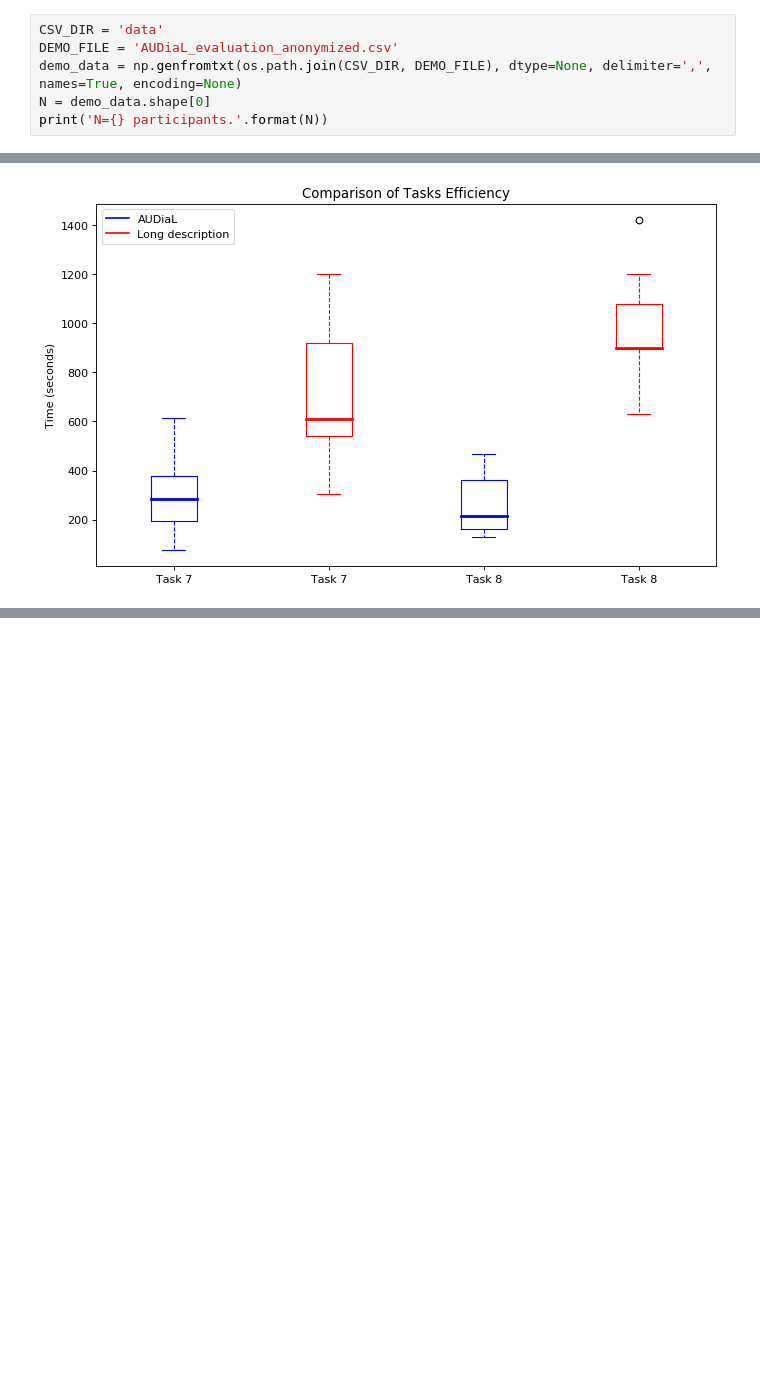
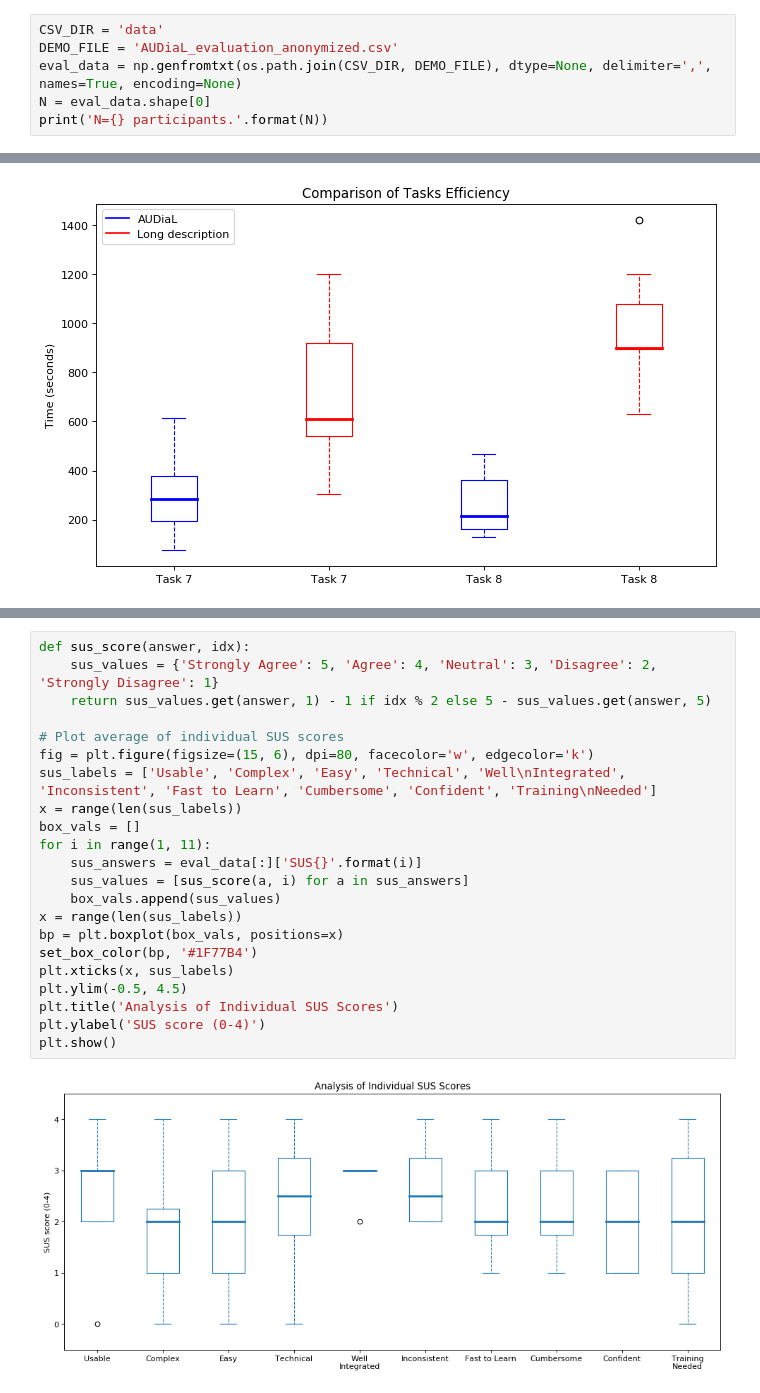
Before and after one commit to tomurillo/AUDiaL, a Jupyter notebook: docs/evaluation/evaluation_report.ipynb, the cells around one changed output, grey strips where cells are left out. Saved outputs shown, nothing was run; the diff lists cells and outputs as text; blank space fills up the shorter version.

```diff
--- a/docs/evaluation/evaluation_report.ipynb
+++ b/docs/evaluation/evaluation_report.ipynb
@@ -54,8 +54,8 @@ In order to answer these questions, AUDiaL was employed in a number of evaluatio
 # %%
 CSV_DIR = 'data'
 DEMO_FILE = 'AUDiaL_evaluation_anonymized.csv'
-demo_data = np.genfromtxt(os.path.join(CSV_DIR, DEMO_FILE), dtype=None, delimiter=',', names=True, encoding=None)
-N = demo_data.shape[0]
+eval_data = np.genfromtxt(os.path.join(CSV_DIR, DEMO_FILE), dtype=None, delimiter=',', names=True, encoding=None)
+N = eval_data.shape[0]
 print('N={} participants.'.format(N))
 # %% [output]
 N=8 participants.
@@ -232,0 +315,24 @@ plt.show()
+# %%
+def sus_score(answer, idx):
+    sus_values = {'Strongly Agree': 5, 'Agree': 4, 'Neutral': 3, 'Disagree': 2, 'Strongly Disagree': 1}
+    return sus_values.get(answer, 1) - 1 if idx % 2 else 5 - sus_values.get(answer, 5)
+
+# Plot average of individual SUS scores
+fig = plt.figure(figsize=(15, 6), dpi=80, facecolor='w', edgecolor='k')
+sus_labels = ['Usable', 'Complex', 'Easy', 'Technical', 'Well\nIntegrated', 'Inconsistent', 'Fast to Learn', 'Cumbersome', 'Confident', 'Training\nNeeded']
+x = range(len(sus_labels))
+box_vals = []
+for i in range(1, 11):
+    sus_answers = eval_data[:]['SUS{}'.format(i)]
+    sus_values = [sus_score(a, i) for a in sus_answers]
+    box_vals.append(sus_values)
+x = range(len(sus_labels))
+bp = plt.boxplot(box_vals, positions=x)
+set_box_color(bp, '#1F77B4')
+plt.xticks(x, sus_labels)
+plt.ylim(-0.5, 4.5)
+plt.title('Analysis of Individual SUS Scores')
+plt.ylabel('SUS score (0-4)')
+plt.show()
+# %% [output]
+[figure, added]
```
Also changed, not shown: parts of 11 cells of this notebook.
